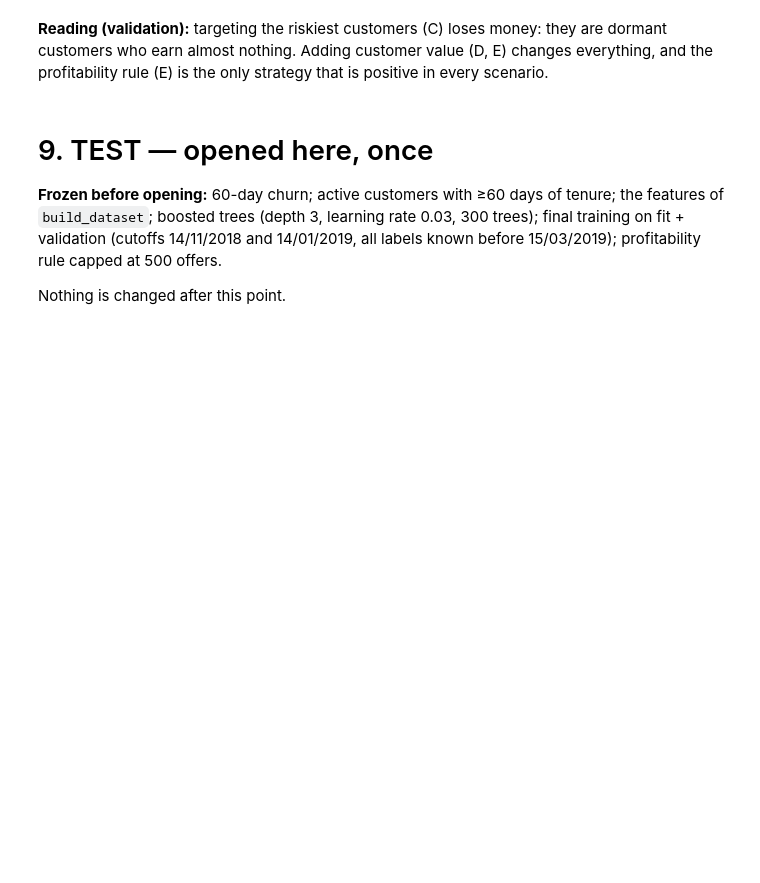
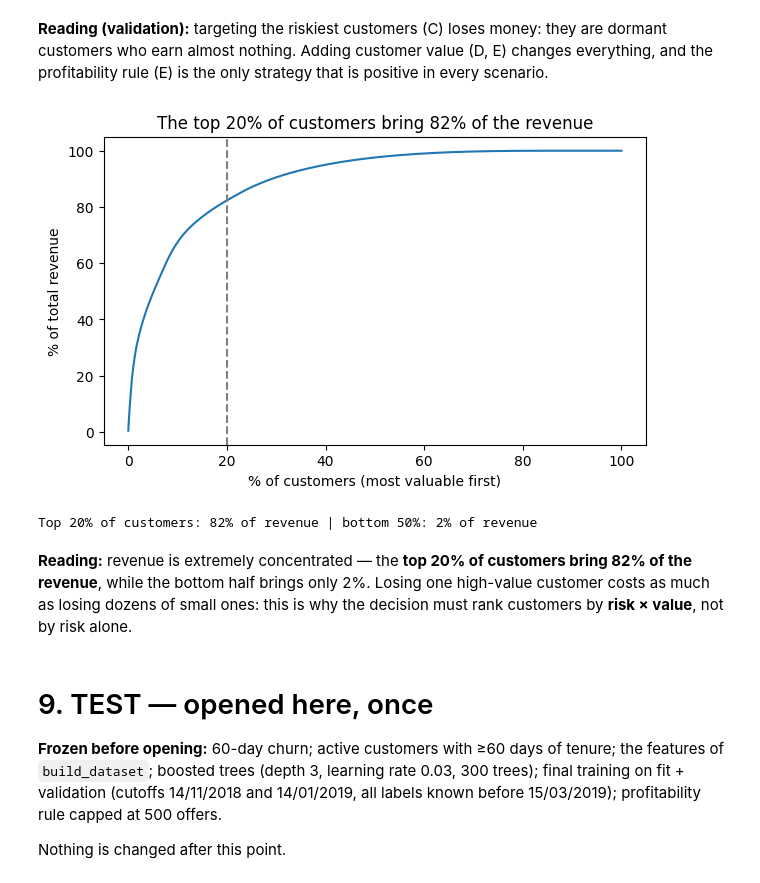
Before and after one commit to jmalherbe-albertpolimi/churn-revolut, a Jupyter notebook: churn_revolut.ipynb, the cells around one changed output. Cells and saved outputs as stored; diff of their text form; code cells hidden in the pictures; blank space fills up the shorter version.

Commit message:
Fixes from review + revenue concentration chart

```diff
--- a/churn_revolut.ipynb
+++ b/churn_revolut.ipynb
@@ -183,8 +183,10 @@ Since `Z` is unknown, we compute the **minimum success rate** that makes the off
 # %%
 tx['amount'] = tx.amount_usd.clip(upper=tx.loc[(tx.created_date < CUTOFFS['fit']) & (tx.amount_usd > 0),
                                                  'amount_usd'].quantile(0.99))
-period = tx[(tx.created_date >= '2019-01-01') & (tx.created_date < '2019-05-01') & (tx.transactions_state == 'COMPLETED')]
-n_customers, n_months = period.user_id.nunique(), 4
+# 90 days before the validation cutoff: no information from the test period
+period = tx[(tx.created_date >= CUTOFFS['validation'] - pd.Timedelta(days=90)) & (tx.created_date < CUTOFFS['validation'])
+            & (tx.transactions_state == 'COMPLETED')]
+n_customers, n_months = period.user_id.nunique(), 3
 fees = period.loc[period.transactions_type == 'FEE', 'amount'].sum()
 card = period.loc[period.transactions_type == 'CARD_PAYMENT', 'amount'].sum()
 Y_AVG = (fees + INTERCHANGE * card) / n_customers / n_months * 12 * USD_TO_EUR
@@ -482,6 +484,29 @@ val_est.pivot_table(index='strategy', columns=['X (€)', 'Z'], values='gain €
 | E. profitability rule | 445.0 | 917.0 | 1862.0 | 178.0 | 452.0 | 1362.0 | 52.0 | 101.0 | 445.0 |
 # %% [markdown]
 **Reading (validation):** targeting the riskiest customers (C) loses money: they are dormant customers who earn almost nothing. Adding customer value (D, E) changes everything, and the profitability rule (E) is the only strategy that is positive in every scenario.
+# %%
+import matplotlib.pyplot as plt
+
+values = val.value_eur_year.sort_values(ascending=False)        # customers from most to least valuable
+share_customers = np.arange(1, len(values) + 1) / len(values)    # x: share of customers
+share_revenue = values.cumsum() / values.sum()                    # y: share of total revenue
+top20 = share_revenue.iloc[int(0.2 * len(values)) - 1]
+
+plt.figure(figsize=(7, 4))
+plt.plot(share_customers * 100, share_revenue.values * 100)
+plt.axvline(20, color='grey', linestyle='--')
+plt.xlabel('% of customers (most valuable first)')
+plt.ylabel('% of total revenue')
+plt.title(f'The top 20% of customers bring {top20:.0%} of the revenue')
+plt.show()
+
+top50 = (share_customers <= 0.5).sum()
+print(f'Top 20% of customers: {top20:.0%} of revenue | bottom 50%: {1 - share_revenue.iloc[top50 - 1]:.0%} of revenue')
+# %% [output]
+[figure, added]
+Top 20% of customers: 82% of revenue | bottom 50%: 2% of revenue
+# %% [markdown]
+**Reading:** revenue is extremely concentrated — the **top 20% of customers bring 82% of the revenue**, while the bottom half brings only 2%. Losing one high-value customer costs as much as losing dozens of small ones: this is why the decision must rank customers by **risk × value**, not by risk alone.
 # %% [markdown]
 # 9. TEST — opened here, once
 
```
Also changed, not shown: parts of 5 cells of this notebook.
